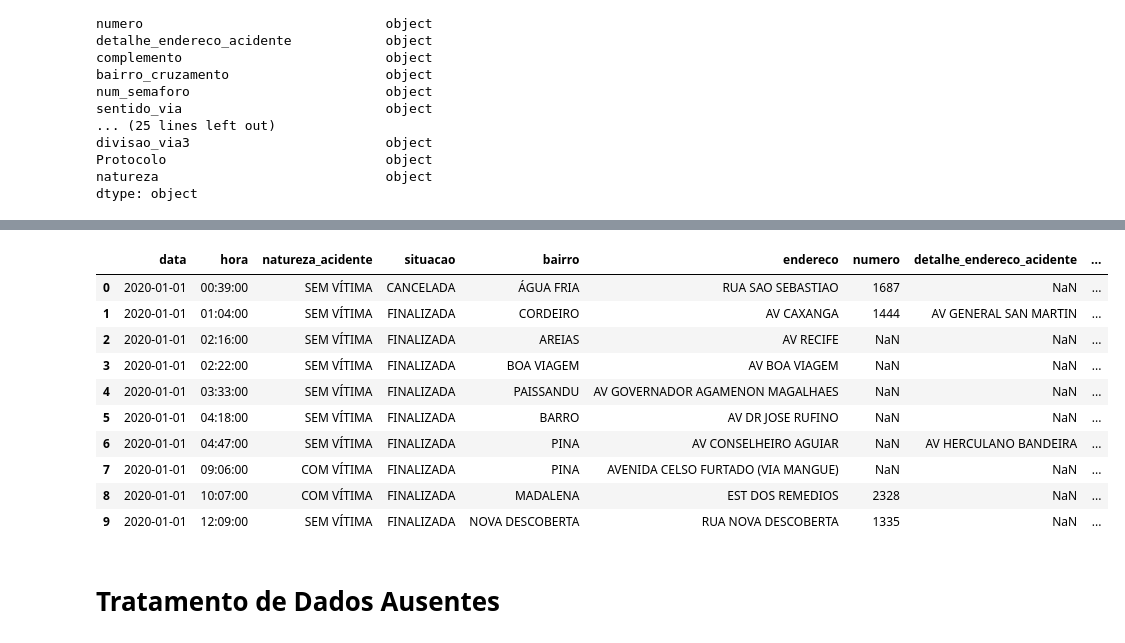
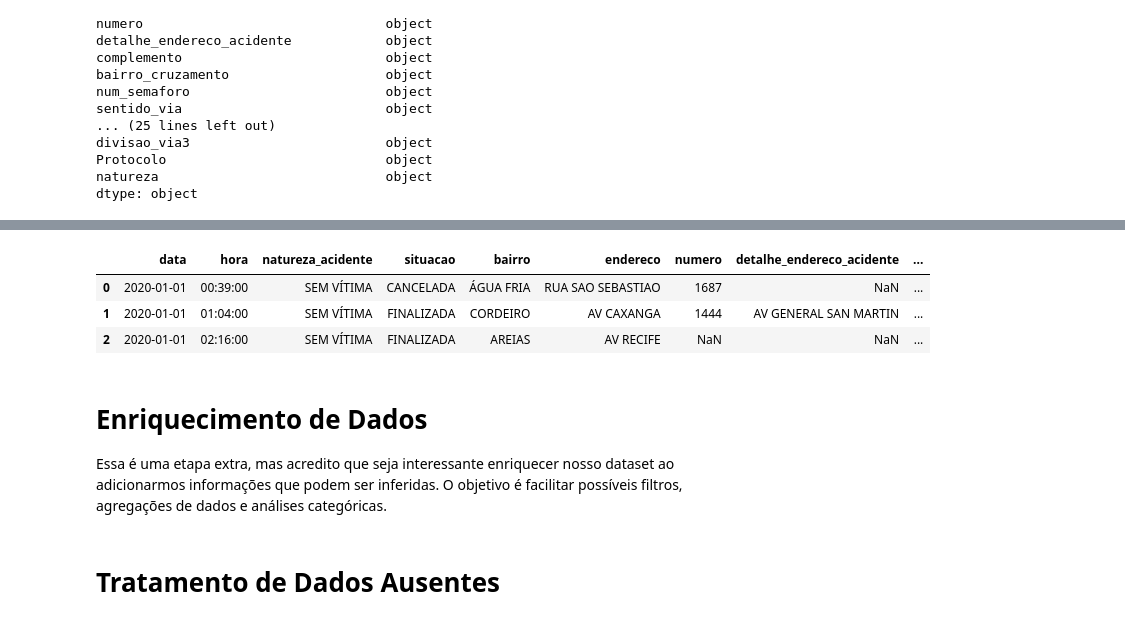
Before and after one commit to OtavioAugustoOliveira/DataScience_if697, a Jupyter notebook: pre_processing.ipynb, the cells around one changed output, grey strips where cells are left out. Cells and saved outputs as stored; diff of their text form; code cells hidden in the pictures.

```diff
--- a/pre_processing.ipynb
+++ b/pre_processing.ipynb
@@ -139,16 +140,13 @@ df_acidentes.describe()
 | max | 2024-12-31 00:00:00 | 9.000000 | 8.000000 | 1.000000 | 3.000000 | 5.000000 | 3.000000 | 15.000000 | 11.000000 | 12.000000 | 21.000000 | ... |
 | std | NaN | 0.645533 | 0.457814 | 0.041434 | 0.129439 | 0.154264 | 0.177350 | 0.191819 | 0.134428 | 0.094930 | 0.549330 | ... |
 # %%
-df_acidentes.head(10)
+df_acidentes.head(3 )
 # %% [output]
 |  | data | hora | natureza_acidente | situacao | bairro | endereco | numero | detalhe_endereco_acidente | ... |
 | 0 | 2020-01-01 | 00:39:00 | SEM VÍTIMA | CANCELADA | ÁGUA FRIA | RUA SAO SEBASTIAO | 1687 | NaN | ... |
 | 1 | 2020-01-01 | 01:04:00 | SEM VÍTIMA | FINALIZADA | CORDEIRO | AV CAXANGA | 1444 | AV GENERAL SAN MARTIN | ... |
 | 2 | 2020-01-01 | 02:16:00 | SEM VÍTIMA | FINALIZADA | AREIAS | AV RECIFE | NaN | NaN | ... |
-| 3 | 2020-01-01 | 02:22:00 | SEM VÍTIMA | FINALIZADA | BOA VIAGEM | AV BOA VIAGEM | NaN | NaN | ... |
-| 4 | 2020-01-01 | 03:33:00 | SEM VÍTIMA | FINALIZADA | PAISSANDU | AV GOVERNADOR AGAMENON MAGALHAES | NaN | NaN | ... |
-| 5 | 2020-01-01 | 04:18:00 | SEM VÍTIMA | FINALIZADA | BARRO | AV DR JOSE RUFINO | NaN | NaN | ... |
-| 6 | 2020-01-01 | 04:47:00 | SEM VÍTIMA | FINALIZADA | PINA | AV CONSELHEIRO AGUIAR | NaN | AV HERCULANO BANDEIRA | ... |
-| 7 | 2020-01-01 | 09:06:00 | COM VÍTIMA | FINALIZADA | PINA | AVENIDA CELSO FURTADO (VIA MANGUE) | NaN | NaN | ... |
-| 8 | 2020-01-01 | 10:07:00 | COM VÍTIMA | FINALIZADA | MADALENA | EST DOS REMEDIOS | 2328 | NaN | ... |
-| 9 | 2020-01-01 | 12:09:00 | SEM VÍTIMA | FINALIZADA | NOVA DESCOBERTA | RUA NOVA DESCOBERTA | 1335 | NaN | ... |
+# %% [markdown]
+# Enriquecimento de Dados
+
+Essa é uma etapa extra, mas acredito que seja interessante enriquecer nosso dataset ao adicionarmos informações que podem ser inferidas. O objetivo é facilitar possíveis filtros, agregações de dados e análises categóricas.
```
Also changed, not shown: parts of 35 cells of this notebook, 2 other files.
